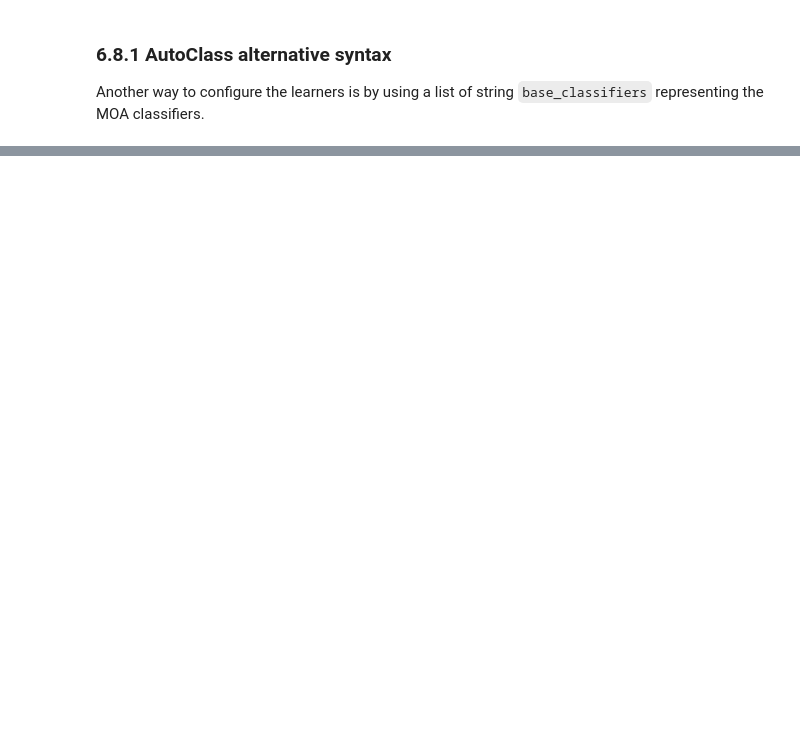
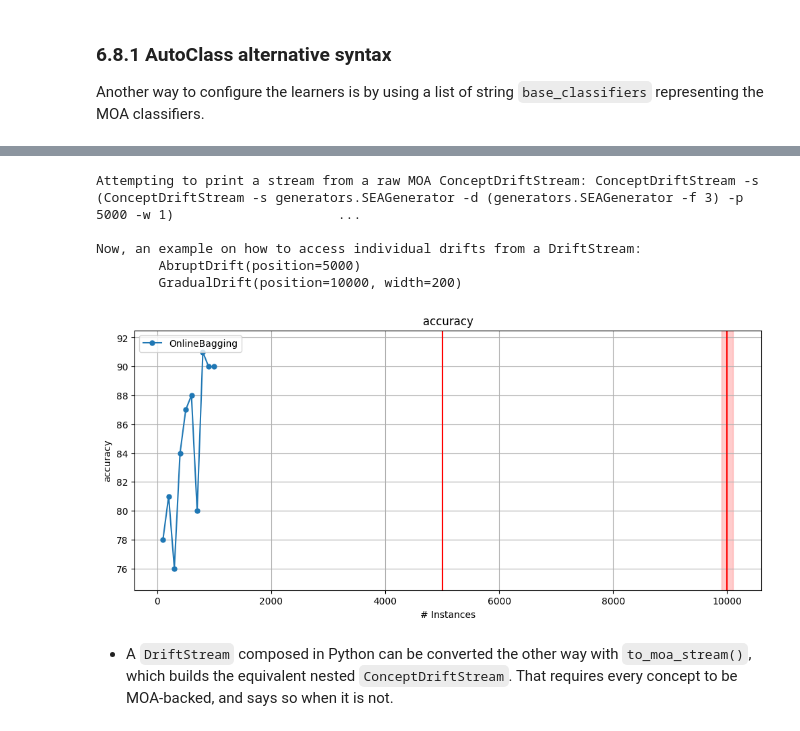
Before and after one commit to adaptive-machine-learning/CapyMOA, a Jupyter notebook: notebooks/06_advanced_API.ipynb, the cells around one changed output, grey strips where cells are left out. Saved outputs shown, nothing was run; the diff lists cells and outputs as text; code cells hidden in the pictures; blank space fills up the shorter version.

```diff
--- a/notebooks/06_advanced_API.ipynb
+++ b/notebooks/06_advanced_API.ipynb
@@ -673,0 +703,32 @@ plot_windowed_results(
+# %%
+from moa.streams import ConceptDriftStream
+
+stream_sea2drift = DriftStream(
+    moa_stream=ConceptDriftStream(),
+    CLI="-s (ConceptDriftStream -s generators.SEAGenerator -d (generators.SEAGenerator -f 3) -p 5000 -w 1) \
+                                -d generators.SEAGenerator -w 200 -p 10000 -r 1 -a 0.0",
+)
+
+OB = OnlineBagging(schema=stream_sea2drift.get_schema(), ensemble_size=10)
+
+results_sea2drift_OB = prequential_evaluation(
+    stream=stream_sea2drift, learner=OB, window_size=100, max_instances=12000
+)
+
+print(
+    f"Attempting to print a stream from a raw MOA ConceptDriftStream: {stream_sea2drift}"
+)
+print("\nNow, an example on how to access individual drifts from a DriftStream:")
+for drift in stream_sea2drift.get_drifts():
+    print(f"\t{drift}")
+# Notice it works just fine to plot and use the DriftStream created using a MOA object.
+plot_windowed_results(results_sea2drift_OB, metric="accuracy")
+# %% [output]
+Attempting to print a stream from a raw MOA ConceptDriftStream: ConceptDriftStream -s (ConceptDriftStream -s generators.SEAGenerator -d (generators.SEAGenerator -f 3) -p 5000 -w 1)                     ...
+
+Now, an example on how to access individual drifts from a DriftStream:
+        AbruptDrift(position=5000)
+        GradualDrift(position=10000, width=200)
+[figure, added]
+# %% [markdown]
+* A `DriftStream` composed in Python can be converted the other way with `to_moa_stream()`, which builds the equivalent nested `ConceptDriftStream`. That requires every concept to be MOA-backed, and says so when it is not.
```
Also changed, not shown: parts of 13 cells of this notebook, 1 other file.
